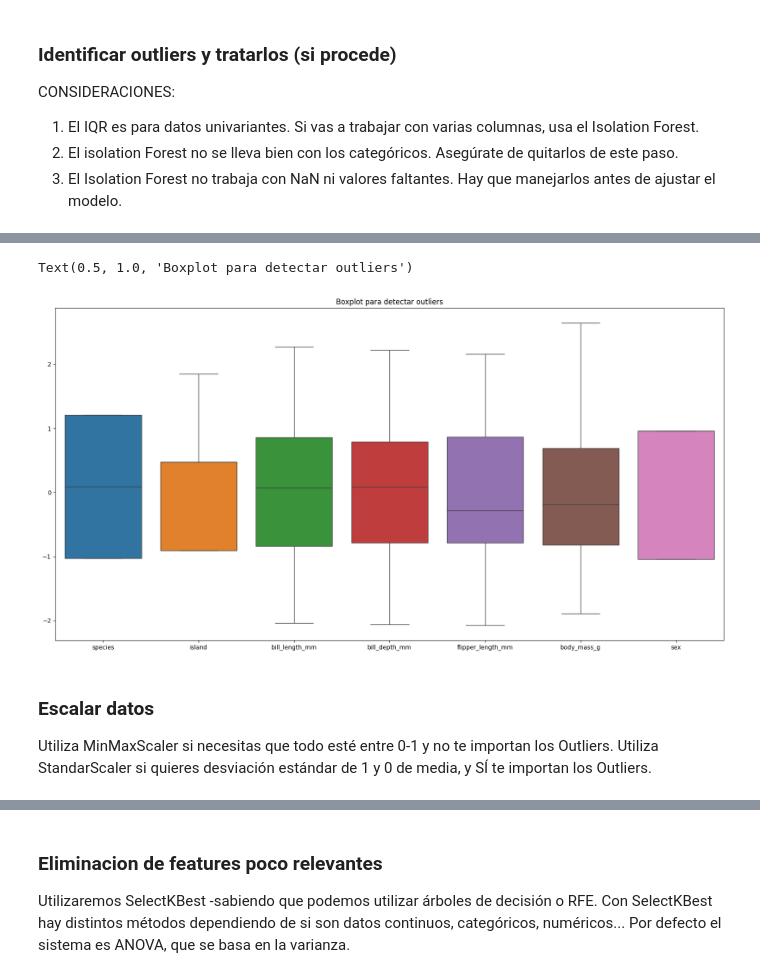
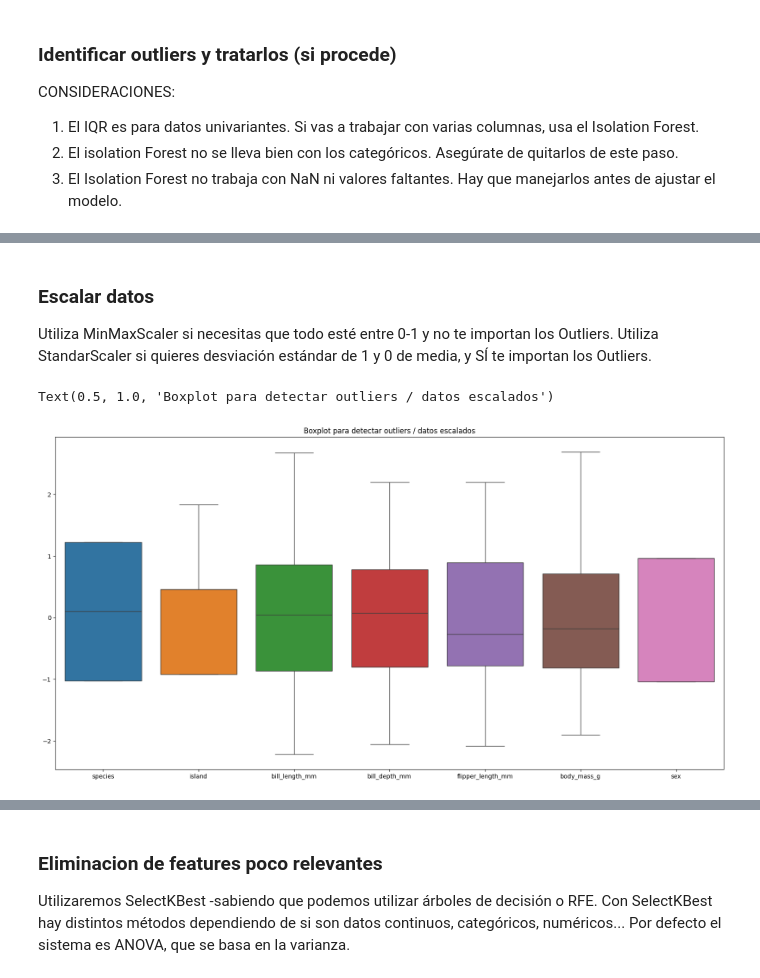
Before and after one commit to fjzamora93/Data-Analytics-with-python-2024, a Jupyter notebook: penguins_regression/template_penguins_regr.ipynb, the cells around one changed output, grey strips where cells are left out. Saved outputs shown, nothing was run; the diff lists cells and outputs as text; code cells hidden in the pictures.

```diff
--- a/penguins_regression/template_penguins_regr.ipynb
+++ b/penguins_regression/template_penguins_regr.ipynb
@@ -451,17 +441,17 @@ Tamaño del df_3 sin outliers: (340, 7)
-# %%
-standar_scaler = StandardScaler()
-df_3_scaled = pd.DataFrame(scaler.fit_transform(df_3), columns=df_3.columns)
-
-plt.figure(figsize=(20, 10))
-sns.boxplot(data=df_3_scaled)
-plt.title('Boxplot para detectar outliers')
-# %% [output]
-Text(0.5, 1.0, 'Boxplot para detectar outliers')
-[figure, removed]
 # %% [markdown]
 ### Escalar datos
 Utiliza MinMaxScaler si necesitas que todo esté entre 0-1 y no te importan los Outliers.
 Utiliza StandarScaler si quieres desviación estándar de 1 y 0 de media, y SÍ te importan los Outliers.
+# %%
+
+df_3_scaled = pd.DataFrame(standar_scaler.fit_transform(df_3), columns=df_3.columns)
+
+plt.figure(figsize=(20, 10))
+sns.boxplot(data=df_3_scaled)
+plt.title('Boxplot para detectar outliers / datos escalados')
+# %% [output]
+Text(0.5, 1.0, 'Boxplot para detectar outliers / datos escalados')
+[figure, added]
 # %%
 #
 #! PARA EVITAR CONFLICTO, seguiremos haciendo las pruebas con la X y la y original, DONDE SE MANTIENEN LOS OUTLIERS
```
Also changed, not shown: parts of 23 cells of this notebook, 3 other files.
